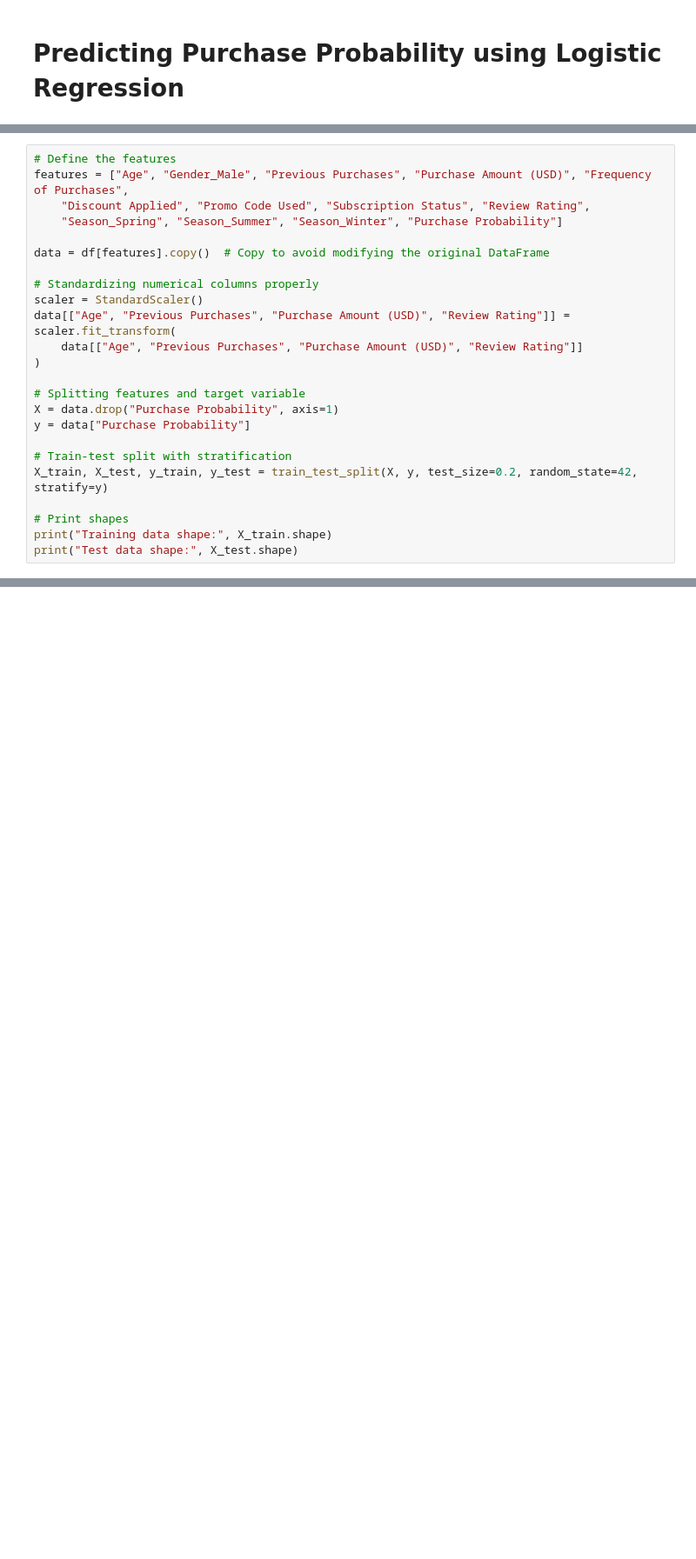
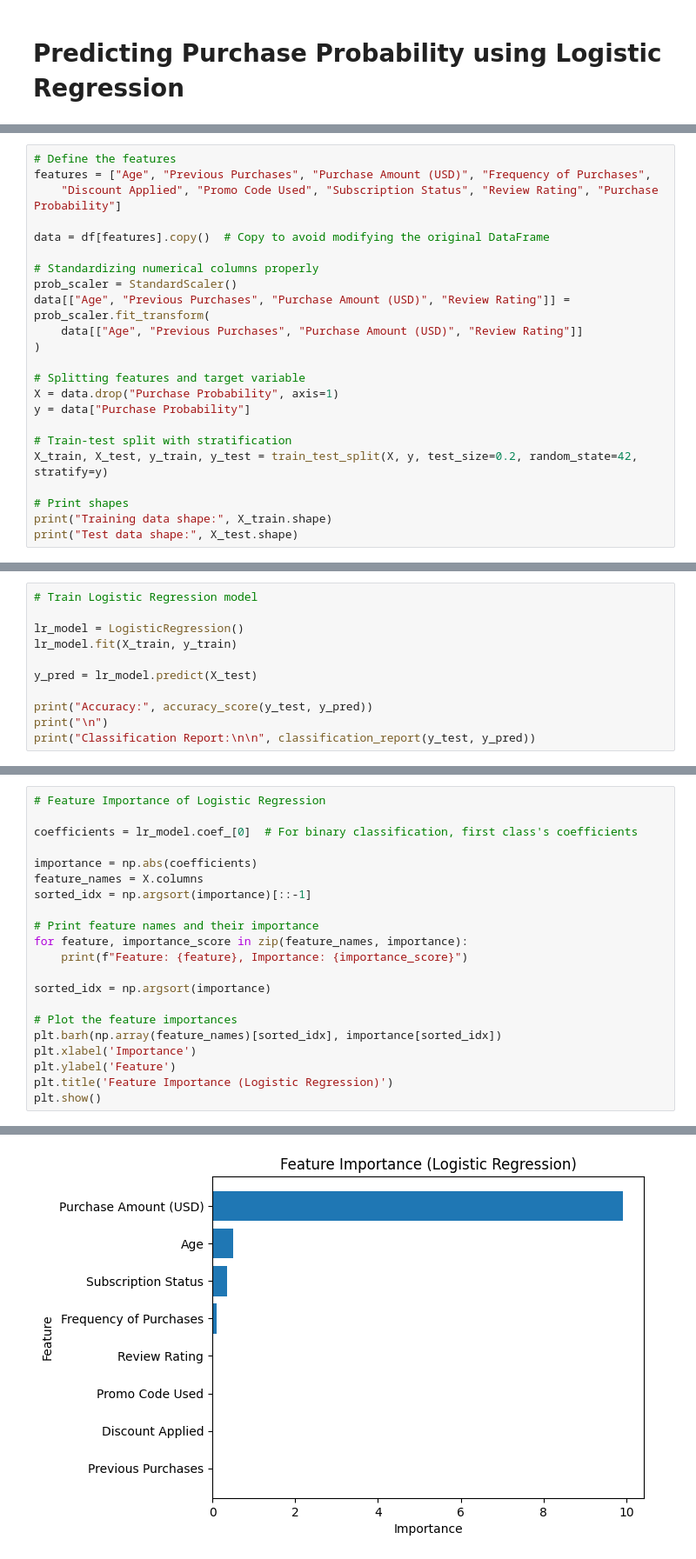
Before and after one commit to Lavishajagwani/Customer-Segmentation-And-Prediction, a Jupyter notebook: main.ipynb, the cells around one changed output, grey strips where cells are left out. Shown at 87% size. Saved outputs shown, nothing was run; the diff lists cells and outputs as text; blank space fills up the shorter version.

```diff
--- a/main.ipynb
+++ b/main.ipynb
@@ -483,14 +453,13 @@ df.head()
 # %%
 # Define the features
-features = ["Age", "Gender_Male", "Previous Purchases", "Purchase Amount (USD)", "Frequency of Purchases",
-    "Discount Applied", "Promo Code Used", "Subscription Status", "Review Rating",
-    "Season_Spring", "Season_Summer", "Season_Winter", "Purchase Probability"]
+features = ["Age", "Previous Purchases", "Purchase Amount (USD)", "Frequency of Purchases",
+    "Discount Applied", "Promo Code Used", "Subscription Status", "Review Rating", "Purchase Probability"]
 
 data = df[features].copy()  # Copy to avoid modifying the original DataFrame
 
 # Standardizing numerical columns properly
-scaler = StandardScaler()
-data[["Age", "Previous Purchases", "Purchase Amount (USD)", "Review Rating"]] = scaler.fit_transform(
+prob_scaler = StandardScaler()
+data[["Age", "Previous Purchases", "Purchase Amount (USD)", "Review Rating"]] = prob_scaler.fit_transform(
     data[["Age", "Previous Purchases", "Purchase Amount (USD)", "Review Rating"]]
 )
 
@@ -509,0 +479,11 @@ Test data shape: (780, 12)
+# %%
+# Train Logistic Regression model
+
+lr_model = LogisticRegression()
+lr_model.fit(X_train, y_train)
+
+y_pred = lr_model.predict(X_test)
+
+print("Accuracy:", accuracy_score(y_test, y_pred))
+print("\n")
+print("Classification Report:\n\n", classification_report(y_test, y_pred))
@@ -509,0 +577,22 @@ Test data shape: (780, 12)
+# %%
+# Feature Importance of Logistic Regression
+
+coefficients = lr_model.coef_[0]  # For binary classification, first class's coefficients
+
+importance = np.abs(coefficients)
+feature_names = X.columns
+sorted_idx = np.argsort(importance)[::-1]
+
+# Print feature names and their importance
+for feature, importance_score in zip(feature_names, importance):
+    print(f"Feature: {feature}, Importance: {importance_score}")
+
+sorted_idx = np.argsort(importance)
+
+# Plot the feature importances
+plt.barh(np.array(feature_names)[sorted_idx], importance[sorted_idx])
+plt.xlabel('Importance')
+plt.ylabel('Feature')
+plt.title('Feature Importance (Logistic Regression)')
+plt.show()
+# %% [output]
@@ -509,0 +607 @@ Test data shape: (780, 12)
+[figure, added]
```
Also changed, not shown: parts of 26 cells of this notebook, 3 other files.
